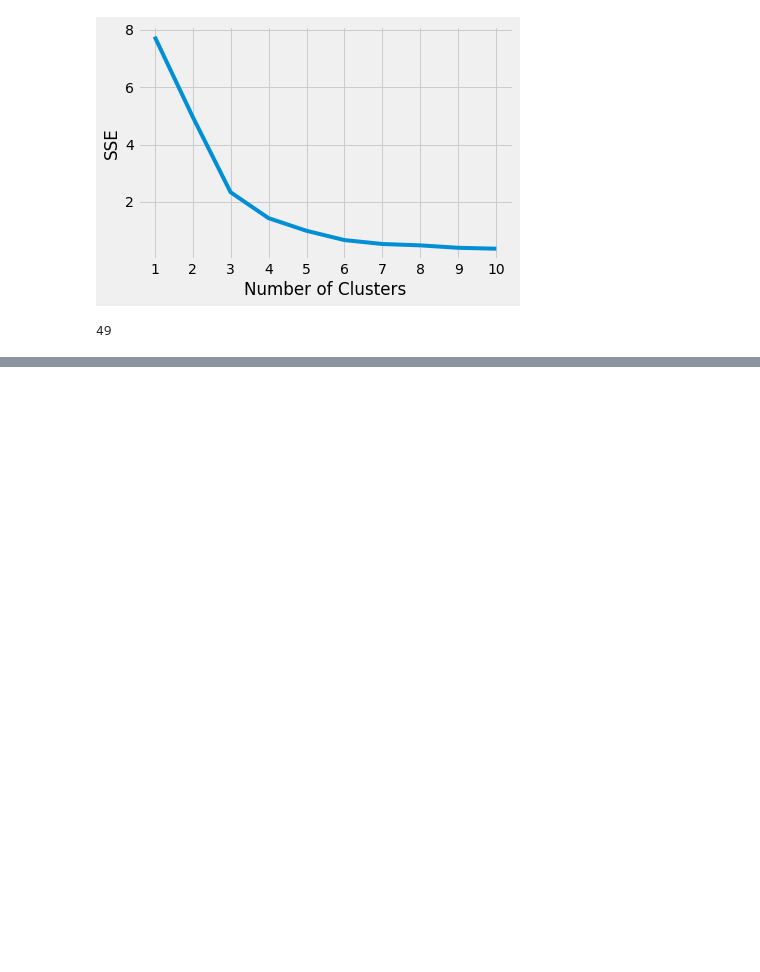
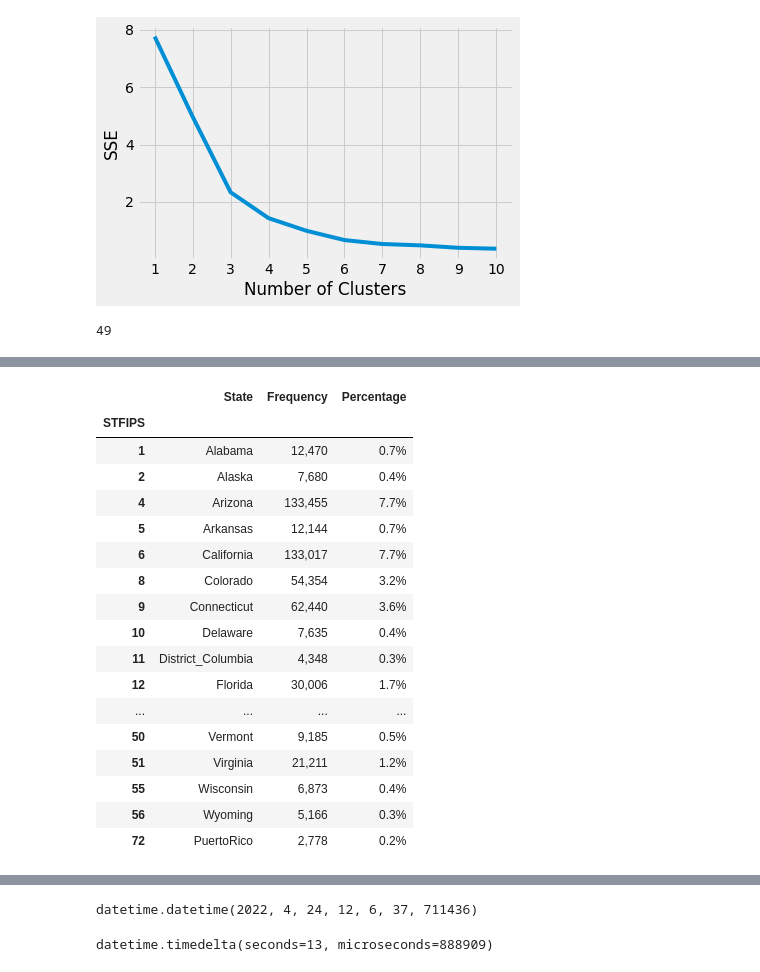
Before and after one commit to ricky-wong/siads697-project, a Jupyter notebook: notebooks/03_States_Clustering_Attempts.ipynb, the cells around one changed output, grey strips where cells are left out. Cells and saved outputs as stored; diff of their text form; code cells hidden in the pictures; blank space fills up the shorter version.

```diff
--- a/notebooks/03_States_Clustering_Attempts.ipynb
+++ b/notebooks/03_States_Clustering_Attempts.ipynb
@@ -235,7 +258,27 @@ seperated_reason_2019D
 | 72.0 | 0.532037 | 0.341613 | 0.042837 | 0.034197 | 0.015119 | 0.018359 | 0.015839 | 2778 | 0 |
 # %%
 # Census_state =
-state_stfps = pd.read_csv("Census state FIPS code.txt", sep=" ", header=0, names = ['STFIPS', 'State', 'Frequency', 'Percentage'], index_col=0)
+state_stfps = pd.read_csv("lib/Census state FIPS code.txt", sep=" ", header=0, names = ['STFIPS', 'State', 'Frequency', 'Percentage'], index_col=0)
+state_stfps
+# %% [output]
+|  | State | Frequency | Percentage |
+| STFIPS |  |  |  |
+| 1 | Alabama | 12,470 | 0.7% |
+| 2 | Alaska | 7,680 | 0.4% |
+| 4 | Arizona | 133,455 | 7.7% |
+| 5 | Arkansas | 12,144 | 0.7% |
+| 6 | California | 133,017 | 7.7% |
+| 8 | Colorado | 54,354 | 3.2% |
+| 9 | Connecticut | 62,440 | 3.6% |
+| 10 | Delaware | 7,635 | 0.4% |
+| 11 | District_Columbia | 4,348 | 0.3% |
+| 12 | Florida | 30,006 | 1.7% |
+| ... | ... | ... | ... |
+| 50 | Vermont | 9,185 | 0.5% |
+| 51 | Virginia | 21,211 | 1.2% |
+| 55 | Wisconsin | 6,873 | 0.4% |
+| 56 | Wyoming | 5,166 | 0.3% |
+| 72 | PuertoRico | 2,778 | 0.2% |
 # %%
 # seperated_reason_2019D.merge(state_stfps)
 clustereda_state = pd.merge(seperated_reason_2019D, state_stfps, left_index=True, right_index=True)
@@ -255,3 +298,13 @@ clustereda_state[clustereda_state['Cluster']==2]
 | 42.0 | 0.381938 | 0.220513 | 0.058484 | 0.047700 | 0.035030 | 0.001772 | 0.254563 | 26520 | 2 | ... |
 | 51.0 | 0.349583 | 0.000754 | 0.371034 | 0.000754 | 0.041016 | 0.003489 | 0.233369 | 21211 | 2 | ... |
 | 56.0 | 0.438444 | 0.196671 | 0.034069 | 0.120015 | 0.045103 | 0.003291 | 0.162408 | 5166 | 2 | ... |
+# %%
+end_time = datetime.datetime.now()
+end_time
+# %% [output]
+datetime.datetime(2022, 4, 24, 12, 6, 37, 711436)
+# %%
+# How long it took to run our entire notebook
+end_time - start_time
+# %% [output]
+datetime.timedelta(seconds=13, microseconds=888909)
```
Also changed, not shown: parts of 5 cells of this notebook, 2 other files.
